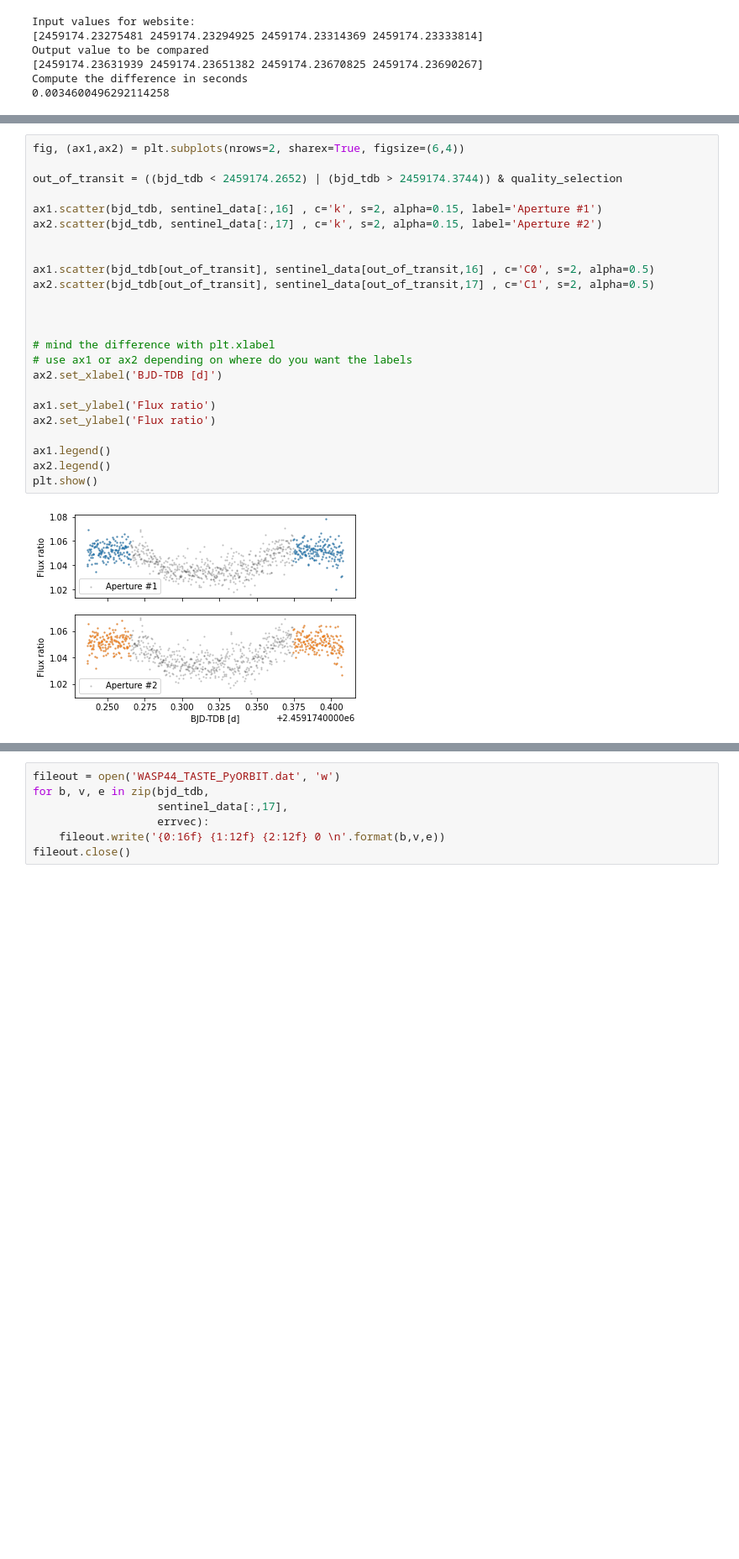
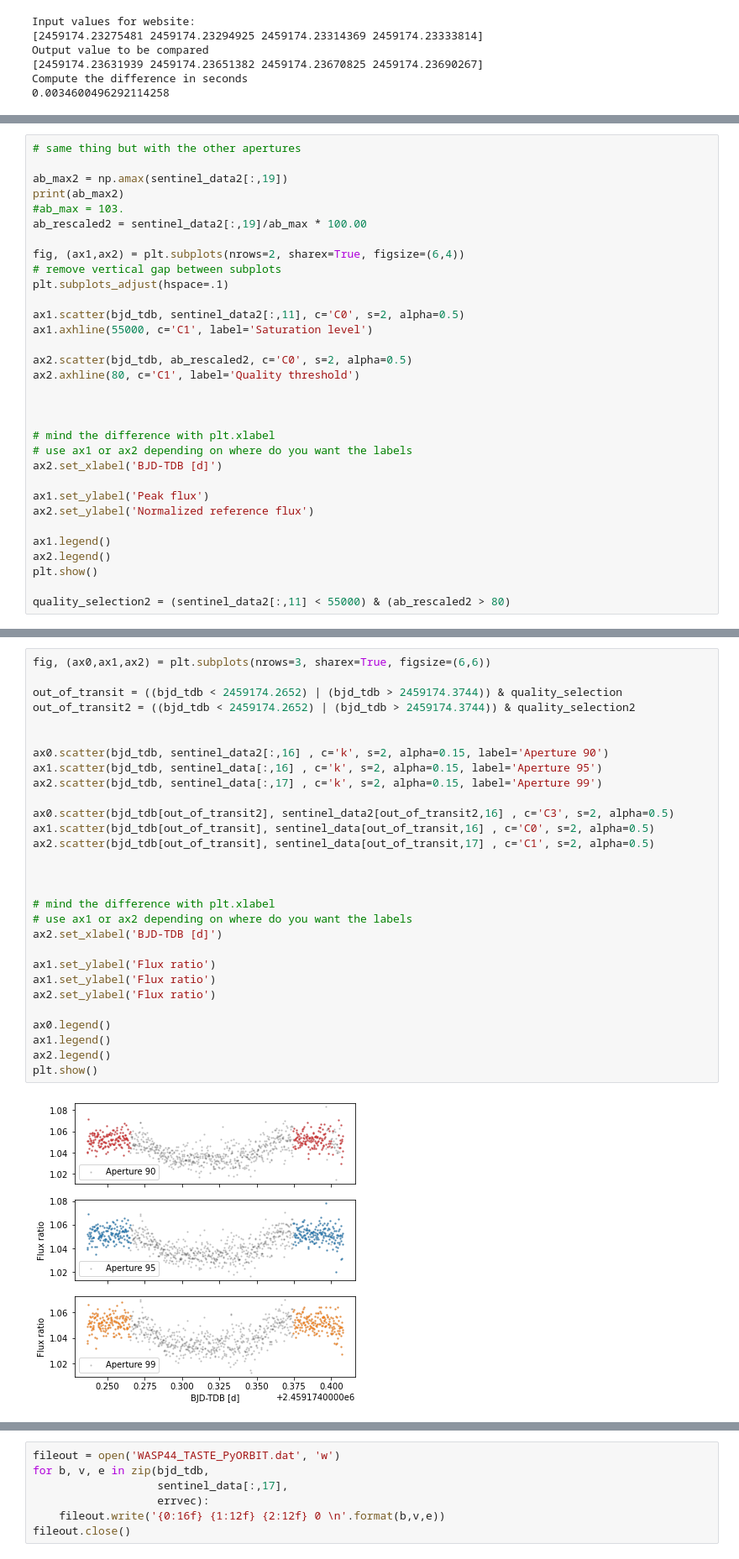
Before and after one commit to blackbianca/WASP-44-b, a Jupyter notebook: notebooks/TASTE analysis/TASTE 03 - analysis of sentinel output.ipynb, the cells around one changed output, grey strips where cells are left out. Shown: that part at 84% size. Cells and saved outputs as stored; diff of their text form; blank space fills up the shorter version.

```diff
--- a/notebooks/TASTE analysis/TASTE 03 - analysis of sentinel output.ipynb
+++ b/notebooks/TASTE analysis/TASTE 03 - analysis of sentinel output.ipynb
@@ -370,3 +395,35 @@ quality_selection = (sentinel_data[:,11] < 55000) & (ab_rescaled > 80)
 # %% [output]
 103.517
 [figure]
+# %%
+# same thing but with the other apertures
+
+ab_max2 = np.amax(sentinel_data2[:,19])
+print(ab_max2)
+#ab_max = 103.
+ab_rescaled2 = sentinel_data2[:,19]/ab_max * 100.00
+
+fig, (ax1,ax2) = plt.subplots(nrows=2, sharex=True, figsize=(6,4))
+# remove vertical gap between subplots
+plt.subplots_adjust(hspace=.1)
+
+ax1.scatter(bjd_tdb, sentinel_data2[:,11], c='C0', s=2, alpha=0.5)
+ax1.axhline(55000, c='C1', label='Saturation level')
+
+ax2.scatter(bjd_tdb, ab_rescaled2, c='C0', s=2, alpha=0.5)
+ax2.axhline(80, c='C1', label='Quality threshold')
+
+
+
+# mind the difference with plt.xlabel
+# use ax1 or ax2 depending on where do you want the labels
+ax2.set_xlabel('BJD-TDB [d]')
+
+ax1.set_ylabel('Peak flux')
+ax2.set_ylabel('Normalized reference flux')
+
+ax1.legend()
+ax2.legend()
+plt.show()
+
+quality_selection2 = (sentinel_data2[:,11] < 55000) & (ab_rescaled2 > 80)
@@ -391,31 +464,36 @@ for b, f, e in zip(bjd_tdb[quality_selection]-2450000.0, sentinel_data[quality_s
     fileout.write('{0:12.9f} {1:12.9f} {2:12.9f} 0 \n'.format(b,f,e))
 fileout.close()
 # %%
-fig, (ax1,ax2) = plt.subplots(nrows=2, sharex=True, figsize=(6,4))
+fig, (ax0,ax1,ax2) = plt.subplots(nrows=3, sharex=True, figsize=(6,6))
 
 out_of_transit = ((bjd_tdb < 2459174.2652) | (bjd_tdb > 2459174.3744)) & quality_selection
-
-ax1.scatter(bjd_tdb, sentinel_data[:,16] , c='k', s=2, alpha=0.15, label='Aperture #1')
-ax2.scatter(bjd_tdb, sentinel_data[:,17] , c='k', s=2, alpha=0.15, label='Aperture #2')
+out_of_transit2 = ((bjd_tdb < 2459174.2652) | (bjd_tdb > 2459174.3744)) & quality_selection2
 
 
+ax0.scatter(bjd_tdb, sentinel_data2[:,16] , c='k', s=2, alpha=0.15, label='Aperture 90')
+ax1.scatter(bjd_tdb, sentinel_data[:,16] , c='k', s=2, alpha=0.15, label='Aperture 95')
+ax2.scatter(bjd_tdb, sentinel_data[:,17] , c='k', s=2, alpha=0.15, label='Aperture 99')
+
+ax0.scatter(bjd_tdb[out_of_transit2], sentinel_data2[out_of_transit2,16] , c='C3', s=2, alpha=0.5)
 ax1.scatter(bjd_tdb[out_of_transit], sentinel_data[out_of_transit,16] , c='C0', s=2, alpha=0.5)
 ax2.scatter(bjd_tdb[out_of_transit], sentinel_data[out_of_transit,17] , c='C1', s=2, alpha=0.5)
 
 
 
 # mind the difference with plt.xlabel
 # use ax1 or ax2 depending on where do you want the labels
 ax2.set_xlabel('BJD-TDB [d]')
 
 ax1.set_ylabel('Flux ratio')
+ax1.set_ylabel('Flux ratio')
 ax2.set_ylabel('Flux ratio')
 
+ax0.legend()
 ax1.legend()
 ax2.legend()
 plt.show()
 # %% [output]
-[figure, old version]
+[figure, new version]
 # %%
 
 #https://numpy.org/doc/stable/reference/generated/numpy.polyfit.html
```
Also changed, not shown: parts of 12 cells of this notebook, 3 other files.
